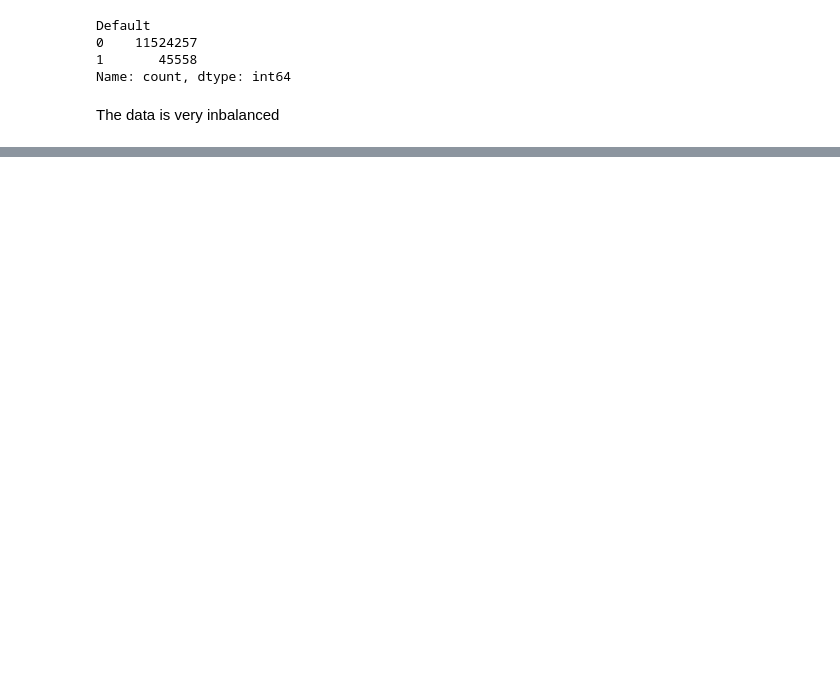
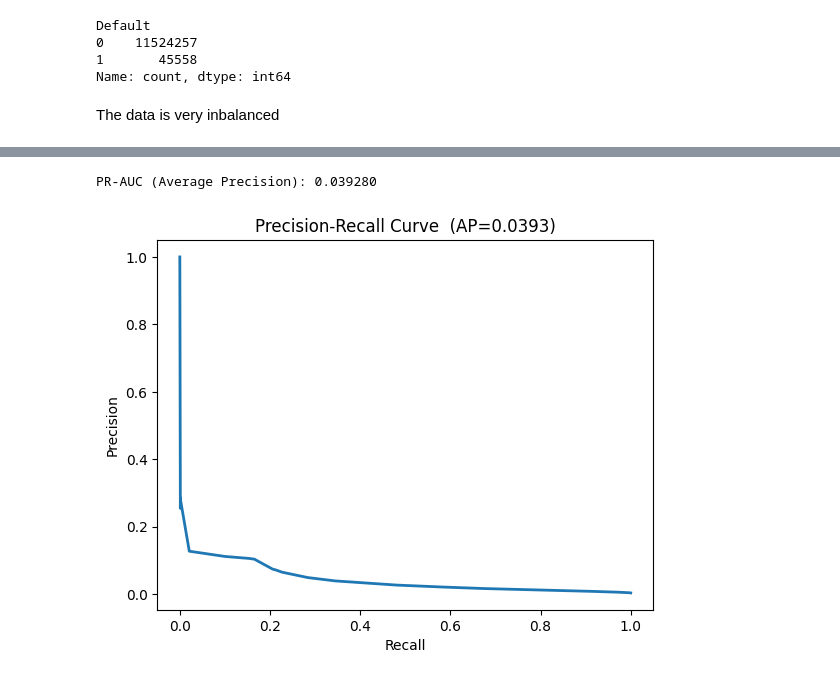
Before and after one commit to JoyWu-302121/Mortgage_Default_Predict, a Jupyter notebook: Code/Logistic_model.ipynb, the cells around one changed output, grey strips where cells are left out. Cells and saved outputs as stored; diff of their text form; code cells hidden in the pictures; blank space fills up the shorter version.

```diff
--- a/Code/Logistic_model.ipynb
+++ b/Code/Logistic_model.ipynb
@@ -239,0 +215,13 @@ for k, v in summary.items():
+# %%
+n_rows = len(train_scaled)
+for ep in range(EPOCHS):
+    idx = np.random.RandomState(42 + ep).permutation(n_rows)
+    for start in range(0, n_rows, CHUNK_SIZE):
+        end = min(start + CHUNK_SIZE, n_rows)
+        batch_idx = idx[start:end]
+        batch = train_scaled.iloc[batch_idx]
+
+        Xb = batch[FEATURES].to_numpy(dtype=np.float32, copy=False)
+        yb = batch['Default'].to_numpy(dtype=np.int8, copy=False)
+
+        clf.partial_fit(Xb, yb, classes=classes)
@@ -239,0 +277,6 @@ for k, v in summary.items():
+# %%
+X_valid = train_scaled[FEATURES].iloc[valid_idx].to_numpy(np.float32)
+y_valid = train_scaled['Default'].iloc[valid_idx].to_numpy(np.int8)
+# %%
+cal = CalibratedClassifierCV(estimator=clf, method='isotonic', cv='prefit')
+cal.fit(X_valid, y_valid)
@@ -239,0 +290,3 @@ for k, v in summary.items():
+# %%
+proba_cal = cal.predict_proba(X_test_np)[:, 1]
+evaluate_model("Calibrated SGD", y_test_np, proba_cal, threshold=0.045)
@@ -239,0 +312,20 @@ for k, v in summary.items():
+# %%
+from sklearn.metrics import precision_recall_curve, average_precision_score
+
+y_true = y_test_np.astype(int)
+y_score = proba_cal.astype(float)
+
+precision, recall, thresholds = precision_recall_curve(y_true, y_score)
+ap = average_precision_score(y_true, y_score)
+print(f"PR-AUC (Average Precision): {ap:.6f}")
+
+plt.figure()
+plt.plot(recall, precision, linewidth=2)
+plt.xlabel("Recall")
+plt.ylabel("Precision")
+plt.title(f"Precision-Recall Curve  (AP={ap:.4f})")
+plt.grid(False)
+plt.show()
+# %% [output]
+PR-AUC (Average Precision): 0.039280
+[figure, added]
```
Also changed, not shown: parts of 22 cells of this notebook, 1 other file.
